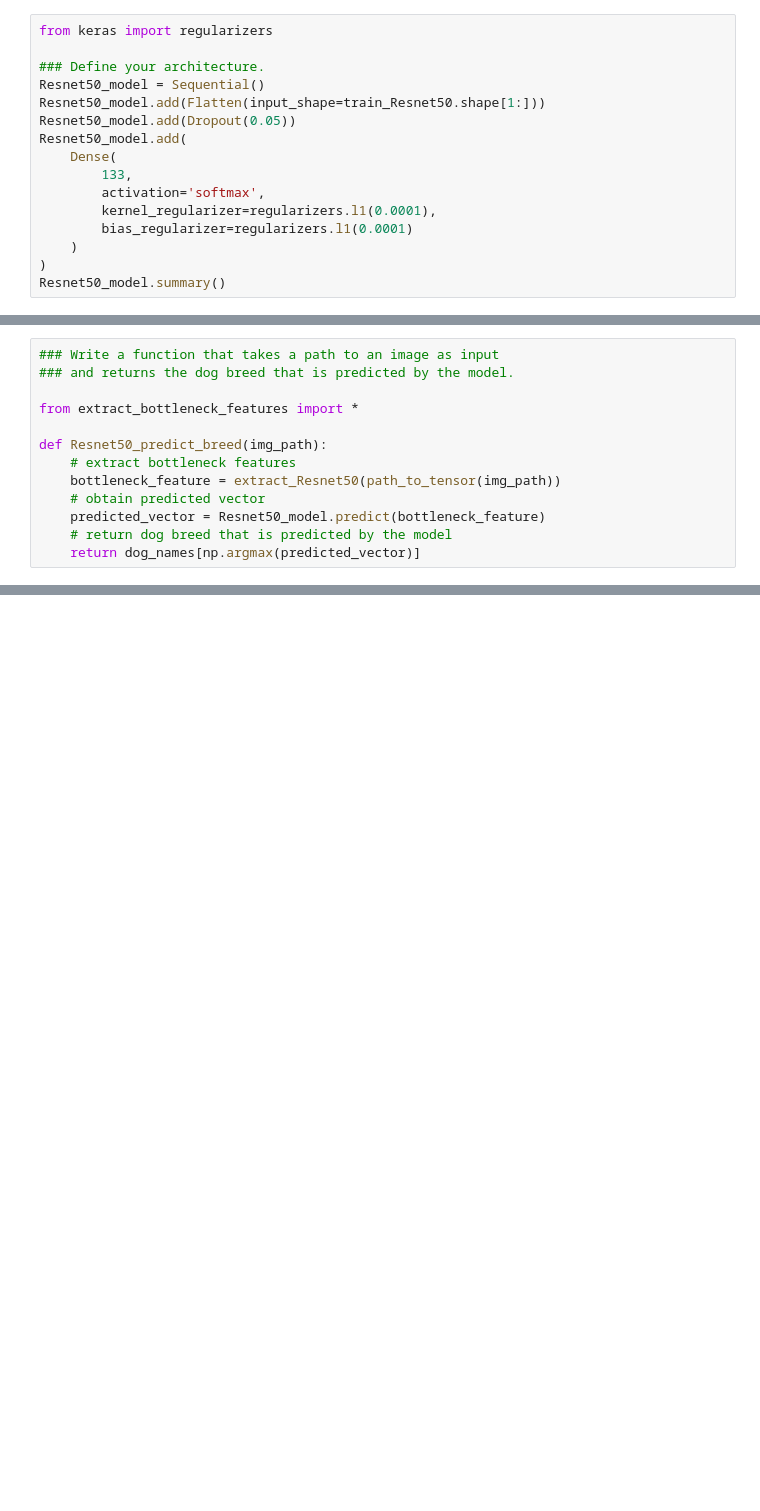
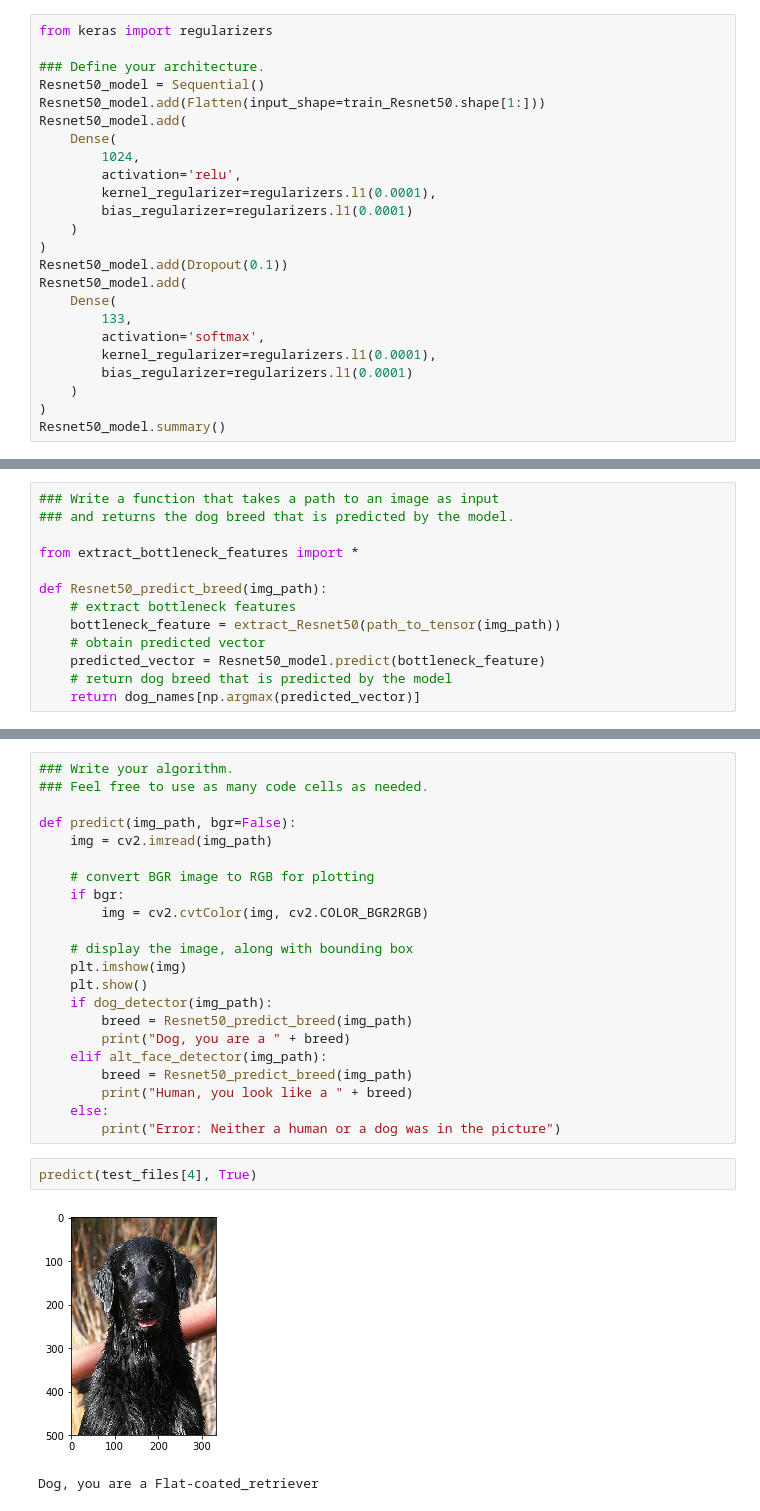
Before and after one commit to bn2302/dog-project, a Jupyter notebook: dog_app.ipynb, the cells around one changed output, grey strips where cells are left out. Cells and saved outputs as stored; diff of their text form; blank space fills up the shorter version.

Commit message:
finished the training, added test images

```diff
--- a/dog_app.ipynb
+++ b/dog_app.ipynb
@@ -668,7 +679,15 @@ from keras import regularizers
 ### Define your architecture.
 Resnet50_model = Sequential()
 Resnet50_model.add(Flatten(input_shape=train_Resnet50.shape[1:]))
-Resnet50_model.add(Dropout(0.05))
+Resnet50_model.add(
+    Dense(
+        1024,
+        activation='relu',
+        kernel_regularizer=regularizers.l1(0.0001),
+        bias_regularizer=regularizers.l1(0.0001)
+    )
+)
+Resnet50_model.add(Dropout(0.1))
 Resnet50_model.add(
     Dense(
         133,
@@ -797,3 +936,30 @@ Some sample output for our algorithm is provided below, but feel free to design
 
 
 ### (IMPLEMENTATION) Write your Algorithm
+# %%
+### Write your algorithm.
+### Feel free to use as many code cells as needed.
+
+def predict(img_path, bgr=False):
+    img = cv2.imread(img_path)
+
+    # convert BGR image to RGB for plotting
+    if bgr:
+        img = cv2.cvtColor(img, cv2.COLOR_BGR2RGB)
+
+    # display the image, along with bounding box
+    plt.imshow(img)
+    plt.show()
+    if dog_detector(img_path):
+        breed = Resnet50_predict_breed(img_path)
+        print("Dog, you are a " + breed)
+    elif alt_face_detector(img_path):
+        breed = Resnet50_predict_breed(img_path)
+        print("Human, you look like a " + breed)
+    else:
+        print("Error: Neither a human or a dog was in the picture")
+# %%
+predict(test_files[4], True)
+# %% [output]
+[figure, added]
+Dog, you are a Flat-coated_retriever
```
Also changed, not shown: parts of 15 cells of this notebook.
